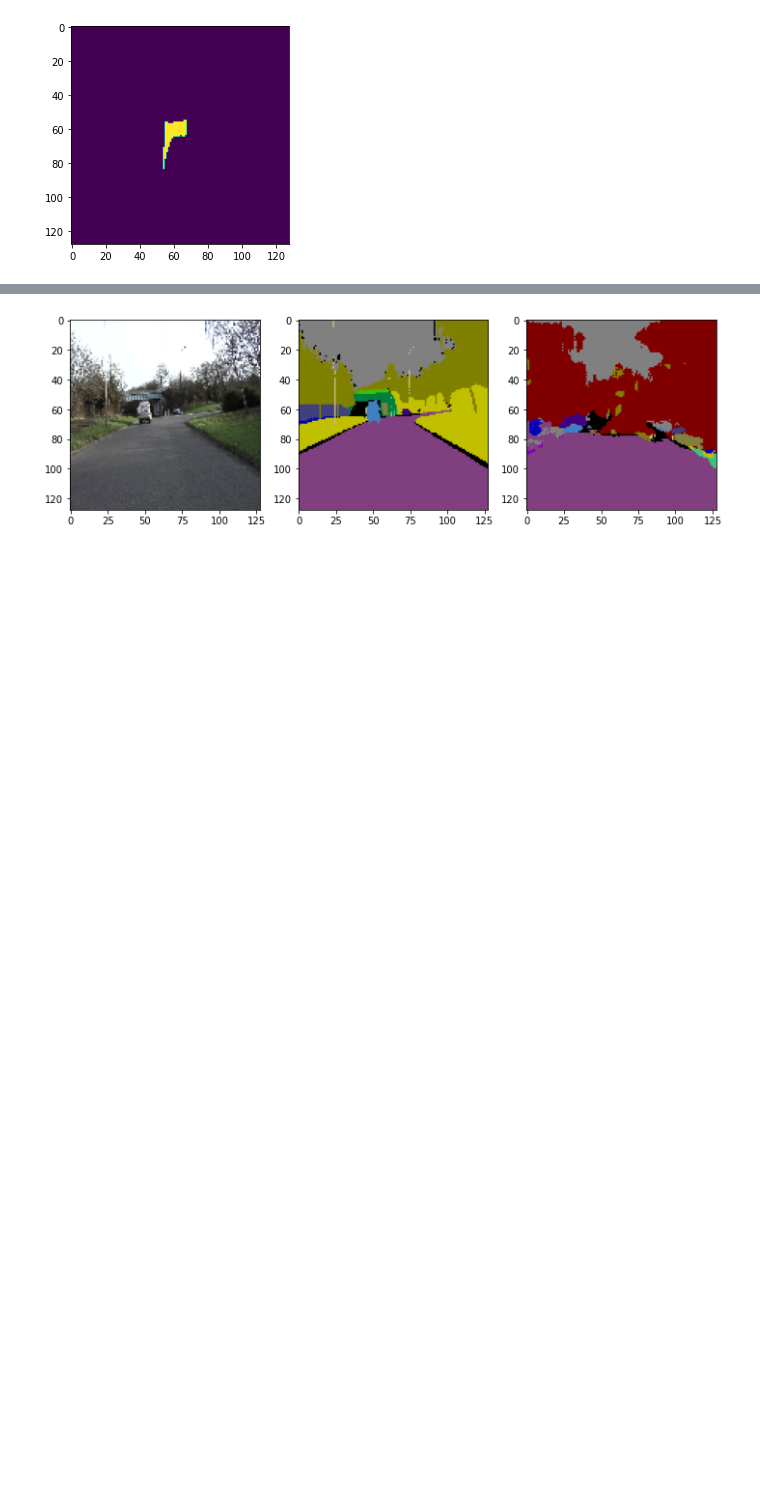
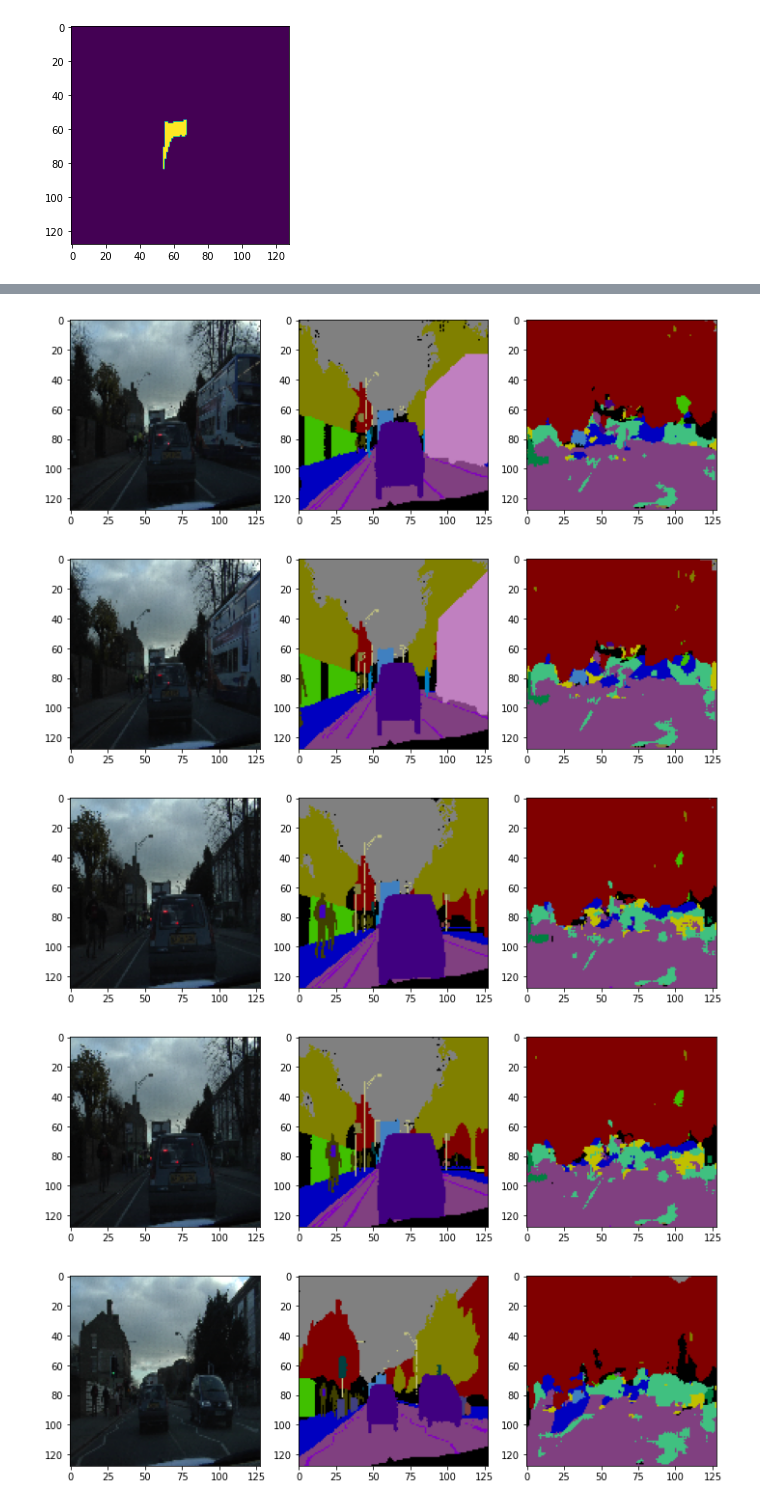
Before and after one commit to IsidoraSlavkovic/image-segmentation, a Jupyter notebook: CamVid.ipynb, the cells around one changed output, grey strips where cells are left out. Cells and saved outputs as stored; diff of their text form; code cells hidden in the pictures; blank space fills up the shorter version.

```diff
--- a/CamVid.ipynb
+++ b/CamVid.ipynb
@@ -41,5 +76,5 @@ Drive already mounted at myDrive; to attempt to forcibly remount, call drive.mou
 # %%
-DIR_PATH = '/content/myDrive/MyDrive/camVid/CamVid/'
+DIR_PATH = 'CamVid/'
 # %%
 class_dict = pd.read_csv(os.path.join(DIR_PATH + 'class_dict.csv'), index_col=0)
 class_dict.head()
@@ -256,7 +270,7 @@ model1.compile(optimizer='adam',
 # %%
-model2 = unet2.build_unet(32, (128, 128, 3))
-model2.compile(optimizer='adam',
+model = unet.build_unet(32, (128, 128, 3))
+model.compile(optimizer='adam',
               loss='categorical_crossentropy',
-              metrics=[iou, dice_coef])
+              metrics=[iou, dice_coef, 'accuracy'])
 # %%
 # tf.keras.utils.plot_model(model, show_shapes=True)
@@ -336,7 +313,7 @@ show_prediction(model2, 0, dataset.train_images, dataset.train_masks, X_train)
 # %%
- history = model2.fit(preprocess_input(X_train), y_train,
-                      epochs=100,
-                      batch_size=10,
-                      validation_data=(preprocess_input(X_test), y_test),
-                      callbacks=[DisplayCallback(patience=5)])
+model.fit(preprocess_input(X_train), y_train,
+        epochs=100,
+        batch_size=10,
+        validation_data=(preprocess_input(X_test), y_test),
+        callbacks=[DisplayCallback(patience=5)])
 # %% [output]
@@ -375,0 +353,3 @@ show_prediction(model1, 10, dataset.val_images, dataset.val_masks, X_val)
+# %%
+for i in range(10):
+    show_prediction(model, i, dataset.train_images, dataset.train_masks, X_train)
@@ -376,4 +369,9 @@ show_prediction(model1, 10, dataset.val_images, dataset.val_masks, X_val)
 # %%
-show_prediction(model2, 10, dataset.val_images, dataset.val_masks, X_val)
+for i in range(10):
+    show_prediction(model, i, dataset.val_images, dataset.val_masks, X_val)
 # %% [output]
-[figure, old version]
+[figure, new version]
+[figure, added]
+[figure, added]
+[figure, added]
+[figure, added]
```
Also changed, not shown: parts of 42 cells of this notebook.
